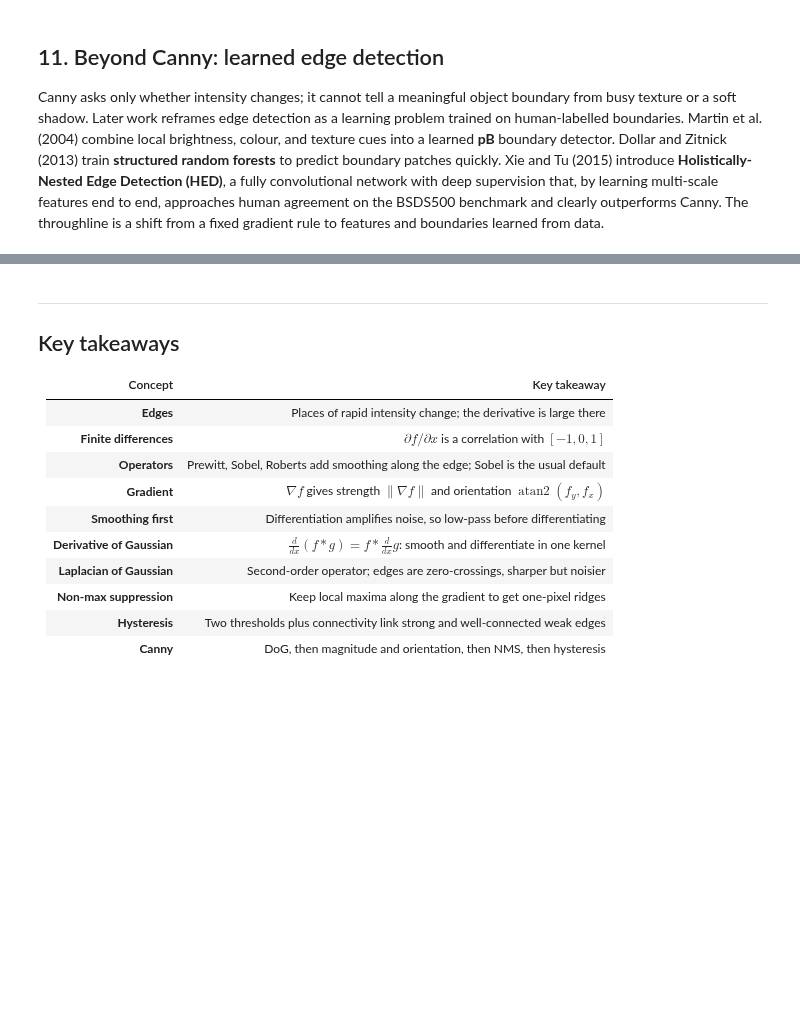
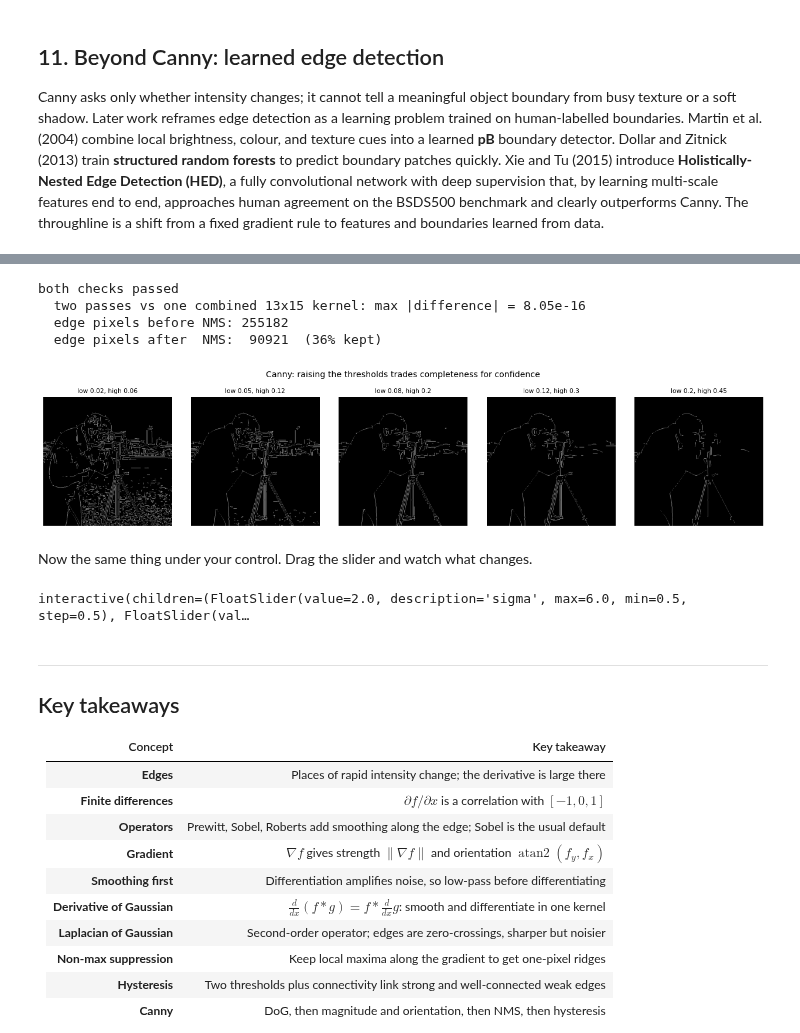
Before and after one commit to DL4CV-NPTEL/2026, a Jupyter notebook: notebooks/Week 2/Week_2_Lecture_1_New.ipynb, the cells around one changed output, grey strips where cells are left out. Drawn from its saved outputs; the diff is of its cells as text; code cells hidden in the pictures; blank space fills up the shorter version.

```diff
--- a/notebooks/Week 2/Week_2_Lecture_1_New.ipynb
+++ b/notebooks/Week 2/Week_2_Lecture_1_New.ipynb
@@ -334,3 +340,74 @@ Canny asks only whether intensity changes; it cannot tell a meaningful object bo
+# %%
+# Verify the edge-detection claims.
+import scipy.ndimage as ndi
+
+im = load_gray(data.camera())
+
+# 1. The derivative theorem of convolution. Convolution is associative, so
+#    (im * g) * D  ==  im * (g * D): smoothing then differentiating is the same as
+#    convolving once with a single combined kernel. That is what lets us do it in one pass.
+#    gaussian_2d returns (xx, yy, g).
+sigma, size = 2.0, 13
+_, _, g = gaussian_2d(size, sigma)
+D = np.array([[-0.5, 0.0, 0.5]])                       # central difference in x
+
+two_passes = ndi.convolve(ndi.convolve(im, g, mode='reflect'), D, mode='reflect')
+gD = ndi.convolve(np.pad(g, ((0, 0), (1, 1))), D, mode='constant')   # pad, or the kernel is clipped
+one_pass = ndi.convolve(im, gD, mode='reflect')
+
+m = (slice(20, -20), slice(20, -20))
+assert np.allclose(two_passes[m], one_pass[m], atol=1e-12), 'derivative theorem fails'
+
+# 2. Non-maximum suppression only ever thins: no new edge pixels, strictly fewer of them.
+gx, gy = ndi.sobel(im, axis=1), ndi.sobel(im, axis=0)
+mag, theta = np.hypot(gx, gy), np.arctan2(gy, gx)
+thin = non_max_suppression(mag, theta)
+assert np.all((thin > 0) <= (mag > 0)), 'NMS invented an edge pixel'
+assert (thin > 0).sum() < (mag > 0).sum(), 'NMS did not thin anything'
+
+print('both checks passed')
+print(f'  two passes vs one combined {gD.shape[0]}x{gD.shape[1]} kernel: '
+      f'max |difference| = {np.abs(two_passes[m] - one_pass[m]).max():.2e}')
+print(f'  edge pixels before NMS: {(mag > 0).sum():6d}')
+print(f'  edge pixels after  NMS: {(thin > 0).sum():6d}  ({100 * (thin > 0).sum() / (mag > 0).sum():.0f}% kept)')
+# %% [output]
+both checks passed
+  two passes vs one combined 13x15 kernel: max |difference| = 8.05e-16
+  edge pixels before NMS: 255182
+  edge pixels after  NMS:  90921  (36% kept)
+# %%
+# Static sweep: what the two hysteresis thresholds actually do.
+# canny_edges returns (mag, thin, edges); we want the final edge map.
+fig, ax = plt.subplots(1, 5, figsize=(15, 3.2))
+for a, (lo, hi) in zip(ax, [(0.02, 0.06), (0.05, 0.12), (0.08, 0.20), (0.12, 0.30), (0.20, 0.45)]):
+    edges = canny_edges(im, sigma=2, low=lo, high=hi)[2]
+    a.imshow(edges, cmap='gray'); a.set_axis_off()
+    a.set_title(f'low {lo}, high {hi}', fontsize=9)
+fig.suptitle('Canny: raising the thresholds trades completeness for confidence', y=1.02)
+plt.tight_layout(); plt.show()
+# %% [output]
+[figure, added]
+# %% [markdown]
+Now the same thing under your control. Drag the slider and watch what changes.
+# %%
+# Live: all three Canny knobs at once.
+from ipywidgets import interact, FloatSlider
+
+def canny(sigma=2.0, low=0.08, high=0.20):
+    if high <= low:
+        high = low + 0.01
+    edges = canny_edges(im, sigma=sigma, low=low, high=high)[2]
+    fig, a = plt.subplots(figsize=(4.6, 4.6))
+    a.imshow(edges, cmap='gray'); a.set_axis_off()
+    a.set_title(f'$\sigma$={sigma:.1f}, low={low:.2f}, high={high:.2f}')
+    plt.show()
+
+interact(canny,
+         sigma=FloatSlider(min=0.5, max=6, step=0.5, value=2.0),
+         low=FloatSlider(min=0.01, max=0.30, step=0.01, value=0.08),
+         high=FloatSlider(min=0.05, max=0.60, step=0.01, value=0.20));
+# %% [output]
+interactive(children=(FloatSlider(value=2.0, description='sigma', max=6.0, min=0.5, step=0.5), FloatSlider(val…
 # %% [markdown]
 ---
 
```
Also changed, not shown: parts of 2 cells of this notebook, 13 other files.
